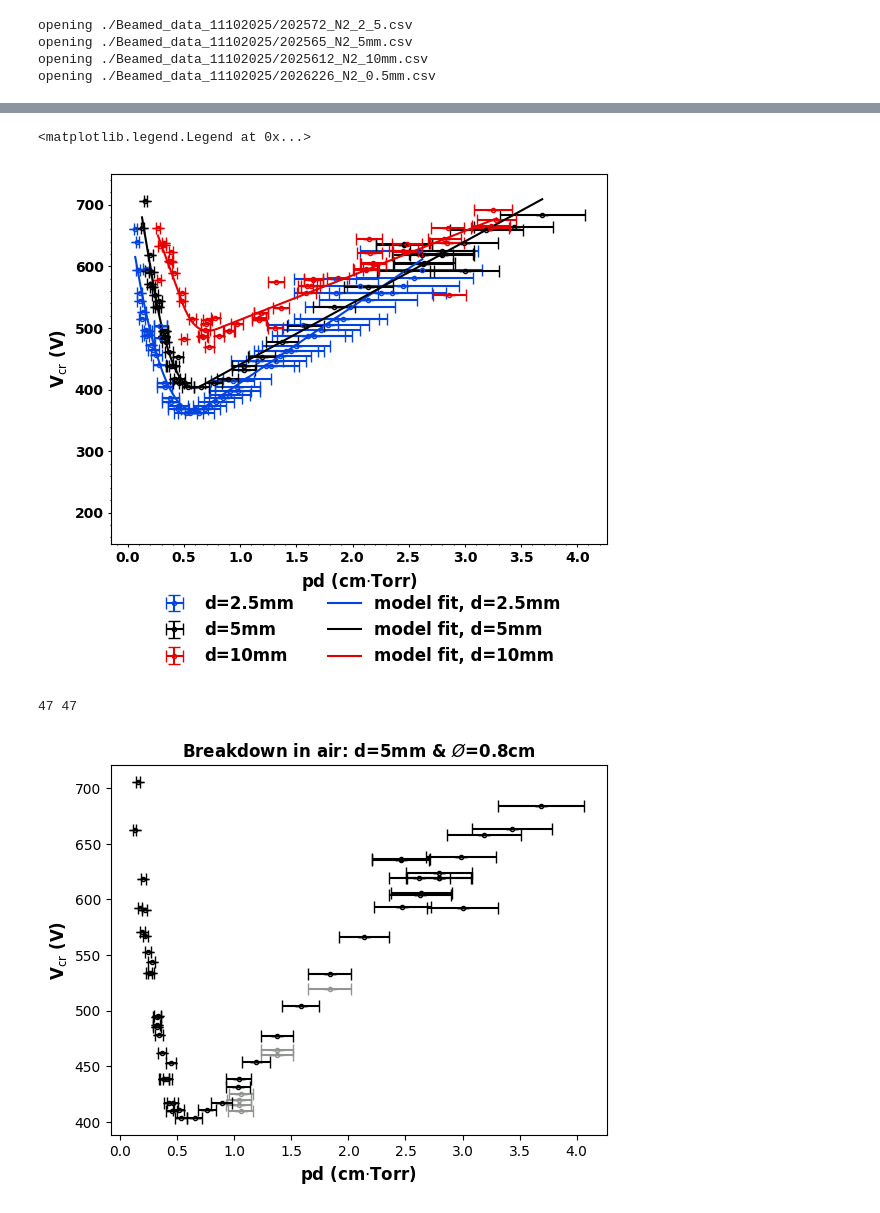
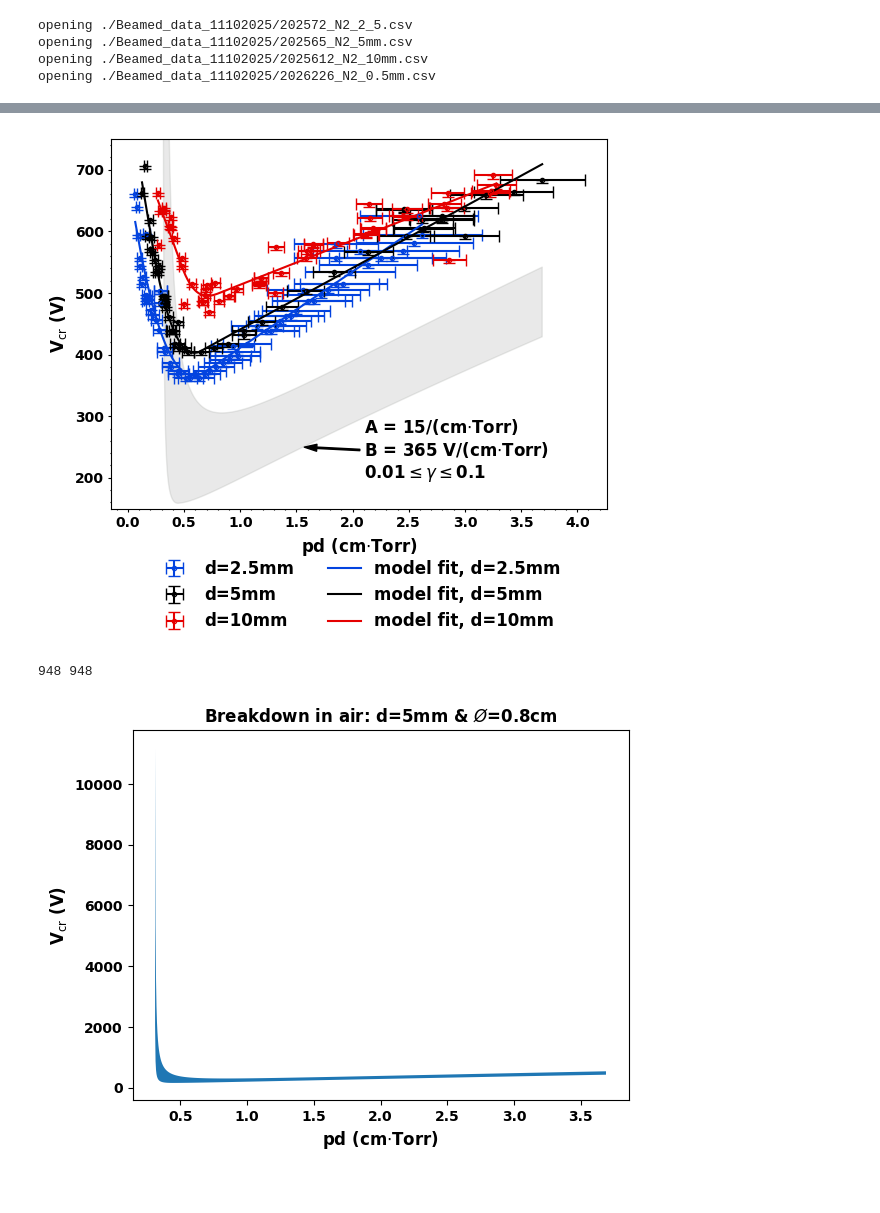
Before and after one commit to s-gerow/SAIL-Plasma, a Jupyter notebook: BeAMED/Test Scripts/FAS_analysis.ipynb, the cells around one changed output, grey strips where cells are left out. Drawn from its saved outputs; the diff is of its cells as text; code cells hidden in the pictures.

```diff
--- a/BeAMED/Test Scripts/FAS_analysis.ipynb
+++ b/BeAMED/Test Scripts/FAS_analysis.ipynb
@@ -118,9 +118,9 @@ ax2.tick_params(which='major', length=2, width = 0.8)
 ax2.minorticks_on()
 
 
-ax2.errorbar(pd2_5, v2_5, v_err2_5, pd_err2_5, fmt='.', capsize=4, markerfacecolor = 'none', color = 'xkcd:blue', label = 'd=2.5mm')
-ax2.errorbar(pd5, v5, v_err5, pd_err5, fmt='.', capsize=4, markerfacecolor = 'none', color = 'xkcd:black', label = 'd=5mm')
-ax2.errorbar(pd10mod, v10mod, v_err10mod, pd_err10mod, fmt='.', capsize=4, markerfacecolor = 'none', color = 'xkcd:red', label = 'd=10mm')
+ax2.errorbar(pd2_5, v2_5, [v_err2_5 + 5, v_err2_5], pd_err2_5, fmt='.', capsize=4, markerfacecolor = 'none', color = 'xkcd:blue', label = 'd=2.5mm')
+ax2.errorbar(pd5, v5, [v_err5 + 5, v_err5], pd_err5, fmt='.', capsize=4, markerfacecolor = 'none', color = 'xkcd:black', label = 'd=5mm')
+ax2.errorbar(pd10mod, v10mod, [v_err10mod + 5, v_err10mod], pd_err10mod, fmt='.', capsize=4, markerfacecolor = 'none', color = 'xkcd:red', label = 'd=10mm')
 
 pd_fit2_5, _ = split_data(pd2_5, v2_5, nodepoints2_5[0], nodepoints2_5[1], length=300)
 v_fit2_5 = np.concatenate(eval_polynomial(pd_fit2_5, coeffs2_5))
@@ -138,6 +138,42 @@ ax2.plot(pd_fit2_5, v_fit2_5, color='xkcd:blue', label = 'model fit, d=2.5mm')
 ax2.plot(pd_fit5, v_fit5, color='xkcd:black', label = 'model fit, d=5mm')
 ax2.plot(pd_fit10, v_fit10, color='xkcd:red', label = 'model fit, d=10mm')
 
+arrow_opts = dict(width=1,
+                  headwidth = 5,
+                  headlength = 9,
+                  shrink = 0.02,
+                  facecolor='black')
+
+A = 15
+B = 365
+gglow = 0.01
+gghigh = 0.1
+
+pd_theory = np.linspace(np.min(pd5), np.max(pd5), 1000)
+
+pd_ves_test_gglow, v_ves_test_gglow = EngleSteinbeckEquation(pd_theory, A = A, B = B, gg= gglow, reject_asymptote=True)
+pd_ves_test_gghigh, v_ves_test_gghigh = EngleSteinbeckEquation(pd_theory, A = A, B = B, gg= gghigh, reject_asymptote=True)
+idx_drop = []
+if len(pd_ves_test_gghigh) > len(pd_ves_test_gglow):
+    for i,pd in enumerate(pd_ves_test_gghigh):
+        if pd not in pd_ves_test_gglow:
+            idx_drop.append(i)
+    for i in idx_drop:
+        v_ves_test_gghigh = np.concatenate([v_ves_test_gghigh[:i],v_ves_test_gghigh[i+1:]])
+    ax2.fill_between(pd_ves_test_gglow, v_ves_test_gglow, v_ves_test_gghigh, color='xkcd:grey', alpha = 0.2)
+    ax2.annotate(f"A = {A}/(cm$\cdot$Torr)\nB = {B} V/(cm$\cdot$Torr)\n{gglow}$\leq\gamma\leq${gghigh}", [pd_ves_test_gglow[350], v_ves_test_gghigh[350]], [2.1, 200], arrowprops=arrow_opts, fontsize = 'large', weight = 'bold')
+elif len(pd_ves_test_gglow) > len(pd_ves_test_gghigh):
+    for i,pd in enumerate(pd_ves_test_gglow):
+        if pd not in pd_ves_test_gghigh:
+            idx_drop.append(i)
+    for i in idx_drop:
+        v_ves_test_gglow = np.concatenate([v_ves_test_gglow[:i],v_ves_test_gglow[i+1:]])
+    ax2.fill_between(pd_ves_test_gghigh, v_ves_test_gglow, v_ves_test_gghigh, color='xkcd:grey', alpha = 0.2)
+    ax2.annotate(f"A = {A}/(cm$\cdot$Torr)\nB = {B} V/(cm$\cdot$Torr)\n{gglow}$\leq\gamma\leq${gghigh}", [pd_ves_test_gghigh[350], v_ves_test_gghigh[350]], [2.1, 200], arrowprops=arrow_opts, fontsize = 'large', weight = 'bold')
+
+
+
+
 handles, labels = plt.gca().get_legend_handles_labels()
 order = [3,4,5,0,1,2]
 
@@ -152,39 +188,24 @@ ax2.legend([handles[idx] for idx in order],
            fontsize = 'large',
            frameon = False
            )
+
+fig2.savefig('./Beamed_data_11102025/se_new.svg', transparent=True)
 # %% [output]
-<matplotlib.legend.Legend at 0x...>
-[figure, old version]
+[figure, new version]
 # %%
 fig3, ax3 = plt.subplots()
 ax3.set_title(r'Breakdown in air: d=5mm & $\O$=0.8cm', fontdict = dict(fontweight='bold'))
 ax3.set_xlabel(r'pd (cm$\cdot$Torr)', fontdict = dict(fontweight='bold', fontsize = 'large'))
 ax3.set_ylabel(r'V$_{\rm cr}$ (V)', fontdict = dict(fontweight='bold', fontsize = 'large'))
 
-ax3.errorbar(pd5_glow, v5_glow, v_err5_glow, pd_err5_glow, fmt='.', capsize=4, markerfacecolor = 'none', color = 'xkcd:grey', label = 'd=5mm, no glow')
-ax3.errorbar(pd5, v5, v_err5, pd_err5, fmt='.', capsize=4, markerfacecolor = 'none', color = 'xkcd:black', label = 'd=5mm, glow')
+# ax3.errorbar(pd5_glow, v5_glow, v_err5_glow, pd_err5_glow, fmt='.', capsize=4, markerfacecolor = 'none', color = 'xkcd:grey', label = 'd=5mm, no glow')
+# ax3.errorbar(pd5, v5, v_err5, pd_err5, fmt='.', capsize=4, markerfacecolor = 'none', color = 'xkcd:black', label = 'd=5mm, glow')
 
-pd_theory = np.linspace(np.min(pd5), np.max(pd5))
 
-pd_ves_test_gglow, v_ves_test_gglow = EngleSteinbeckEquation(pd_theory, A = 15, B = 365, gg= 0.1, reject_asymptote=True)
-pd_ves_test_gghigh, v_ves_test_gghigh = EngleSteinbeckEquation(pd_theory, A = 15, B = 365, gg= 0.01, reject_asymptote=True)
-idx_drop = []
-if len(pd_ves_test_gghigh) > len(pd_ves_test_gglow):
-    for i,pd in enumerate(pd_ves_test_gghigh):
-        if pd not in pd_ves_test_gglow:
-            idx_drop.append(i)
-    for i in idx_drop:
-        v_ves_test_gghigh = np.concatenate([v_ves_test_gghigh[:i],v_ves_test_gghigh[i+1:]])
-elif len(pd_ves_test_gglow) > len(pd_ves_test_gghigh):
-    for i,pd in enumerate(pd_ves_test_gglow):
-        if pd not in pd_ves_test_gghigh:
-            idx_drop.append(i)
-    for i in idx_drop:
-        v_ves_test_gglow = np.concatenate([v_ves_test_gglow[:i],v_ves_test_gglow[i+1:]])
 
 print(len(v_ves_test_gghigh), len(v_ves_test_gglow))
-# ax3.fill_between(v_ves_test_gglow, v_ves_test_gghigh,)
+
 # ax3.legend()
 # %% [output]
-47 47
+948 948
-[figure, old version]
+[figure, new version]
```
Also changed, not shown: parts of 1 cell of this notebook.
